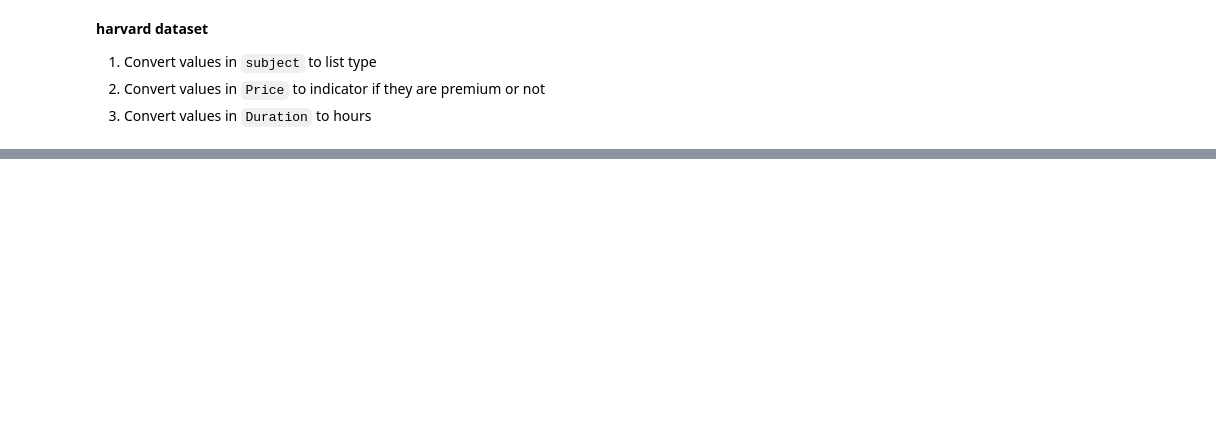
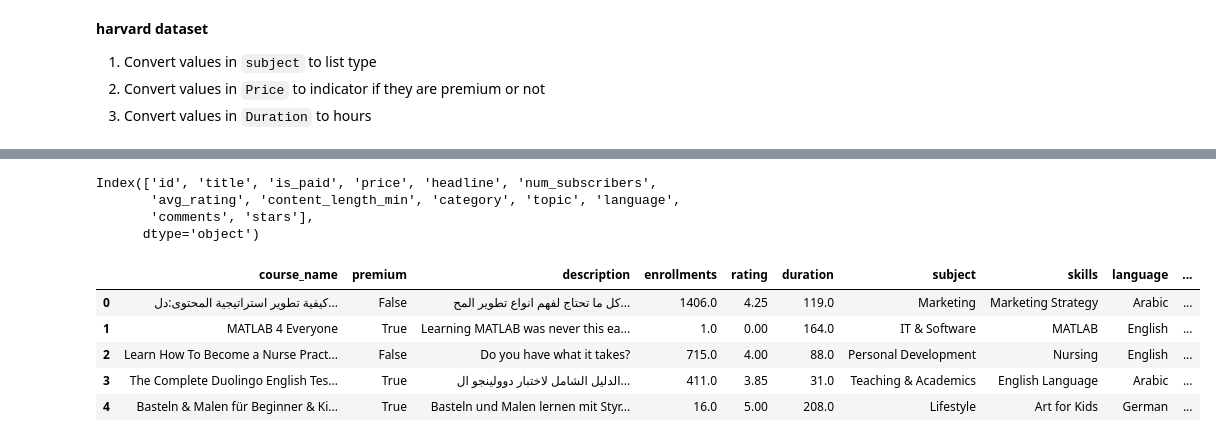
Before and after one commit to minimartzz/online-learning-so-mooc, a Jupyter notebook: mooc_data_prorcessing.ipynb, the cells around one changed output, grey strips where cells are left out. Saved outputs shown, nothing was run; the diff lists cells and outputs as text; code cells hidden in the pictures; blank space fills up the shorter version.

```diff
--- a/mooc_data_prorcessing.ipynb
+++ b/mooc_data_prorcessing.ipynb
@@ -346,0 +537,11 @@ hv.head()
+# %%
+# Load both datasets
+udemy = pd.read_csv("data/mooc/udemy-courses/Course_info.csv")
+udemy_comments = pd.read_csv("data/mooc/udemy-courses/Comments.csv")
+# %%
+# Take a subset of the udemy data
+np.random.seed(42)
+NUM_ENTRIES = 15_000
+
+selected = np.random.choice(range(udemy.shape[0]), size=NUM_ENTRIES)
+udemy = udemy.iloc[selected].reset_index(drop=True)
@@ -347,3 +570,58 @@ hv.head()
+# %%
+# Select and rename columns
+udemy = udemy.drop([
+  'id',
+  'price',
+  'num_reviews',
+  'num_comments',
+  'num_lectures',
+  'published_time',
+  'last_update_date',
+  'subcategory',
+  'course_url',
+  'instructor_name',
+  'instructor_url',
+  'course_id_x',
+  'course_id_y'
+], axis=1)
+udemy = udemy.rename({
+  'title': 'course_name',
+  'is_paid': 'premium',
+  'headline': 'description',
+  'num_subscribers': 'enrollments',
+  'avg_rating': 'rating',
+  'content_length_min': 'duration',
+  'category': 'subject',
+  'topic': 'skills',
+}, axis=1)
+# %%
+udemy.drop([
+  'num_reviews',
+  'num_comments',
+  'num_lectures',
+  'published_time',
+  'last_update_date',
+  'subcategory',
+  'course_url',
+  'instructor_name',
+  'instructor_url',
+  'course_id_x',
+  'course_id_y'
+], axis=1).columns
+# %% [output]
+Index(['id', 'title', 'is_paid', 'price', 'headline', 'num_subscribers',
+       'avg_rating', 'content_length_min', 'category', 'topic', 'language',
+       'comments', 'stars'],
+      dtype='object')
+# %%
+udemy.head()
+# %% [output]
+|  | course_name | premium | description | enrollments | rating | duration | subject | skills | language | ... |
+| 0 | كيفية تطوير استراتيجية المحتوى:دل... | False | كل ما تحتاج لفهم انواع تطوير المح... | 1406.0 | 4.25 | 119.0 | Marketing | Marketing Strategy | Arabic | ... |
+| 1 | MATLAB 4 Everyone | True | Learning MATLAB was never this ea... | 1.0 | 0.00 | 164.0 | IT & Software | MATLAB | English | ... |
+| 2 | Learn How To Become a Nurse Pract... | False | Do you have what it takes? | 715.0 | 4.00 | 88.0 | Personal Development | Nursing | English | ... |
+| 3 | The Complete Duolingo English Tes... | True | الدليل الشامل لاختبار دوولينجو ال... | 411.0 | 3.85 | 31.0 | Teaching & Academics | English Language | Arabic | ... |
+| 4 | Basteln & Malen für Beginner & Ki... | True | Basteln und Malen lernen mit Styr... | 16.0 | 5.00 | 208.0 | Lifestyle | Art for Kids | German | ... |
 # %%
 df1.head()
 # %% [output]
```
Also changed, not shown: parts of 38 cells of this notebook.
